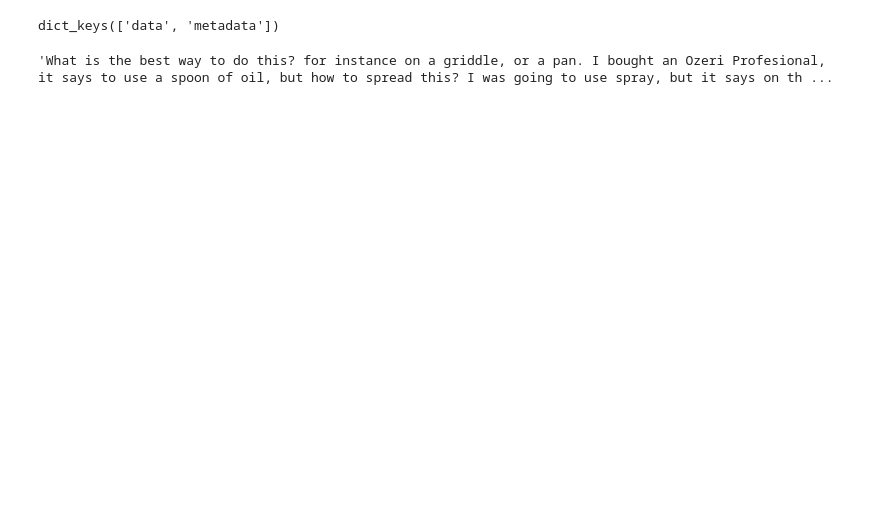
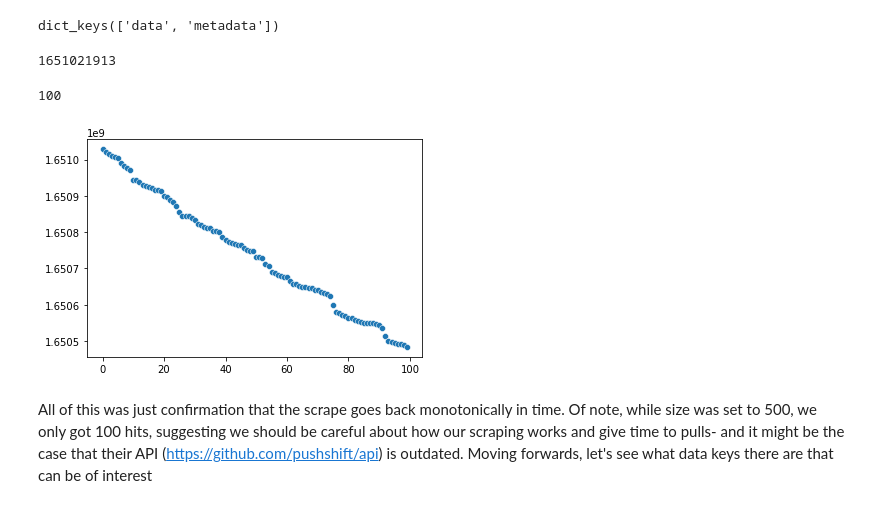
Before and after one commit to knambiar96/reddit-classification-nlp, a Jupyter notebook: code/Karthik-p3.ipynb, the cells around one changed output. Saved outputs shown, nothing was run; the diff lists cells and outputs as text; code cells hidden in the pictures; blank space fills up the shorter version.

Commit message:
Tuesday commit with some data issues to be resolved

```diff
--- a/code/Karthik-p3.ipynb
+++ b/code/Karthik-p3.ipynb
@@ -15,6 +18,18 @@ begindict.keys()
 dict_keys(['data', 'metadata'])
 # %%
 
-begindict.get('data')[0].get('selftext')
+begindict.get('data')[1].get('created_utc')
 # %% [output]
-'What is the best way to do this? for instance on a griddle, or a pan. I bought an Ozeri Profesional, it says to use a spoon of oil, but how to spread this? I was going to use spray, but it says on th ...
+1651021913
+# %%
+plotter = [begindict.get('data')[i].get('created_utc') for i in range(len(begindict.get('data')))]
+# %%
+len(plotter)
+# %% [output]
+100
+# %%
+sns.scatterplot(x=list(range(100)),y=plotter);
+# %% [output]
+[figure, added]
+# %% [markdown]
+All of this was just confirmation that the scrape goes back monotonically in time. Of note, while size was set to 500, we only got 100 hits, suggesting we should be careful about how our scraping works and give time to pulls- and it might be the case that their API (https://github.com/pushshift/api) is outdated. Moving forwards, let's see what data keys there are that can be of interest
```
Also changed, not shown: parts of 27 cells of this notebook.
